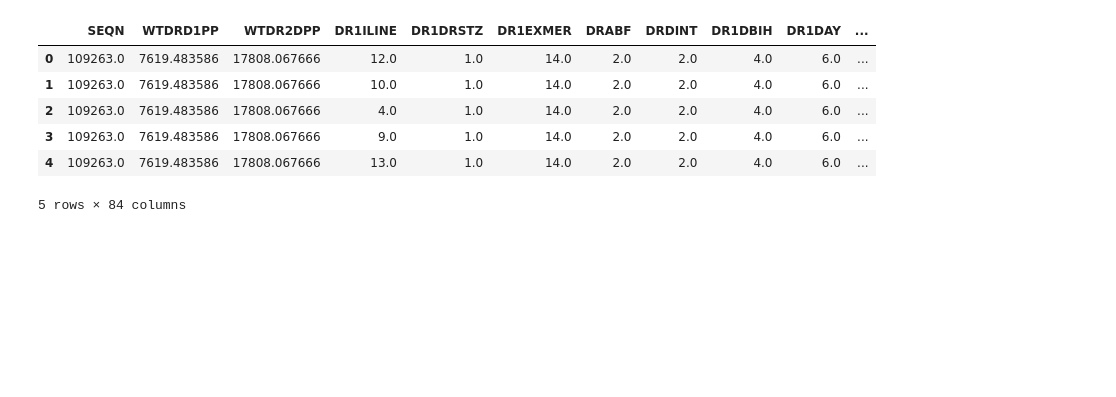
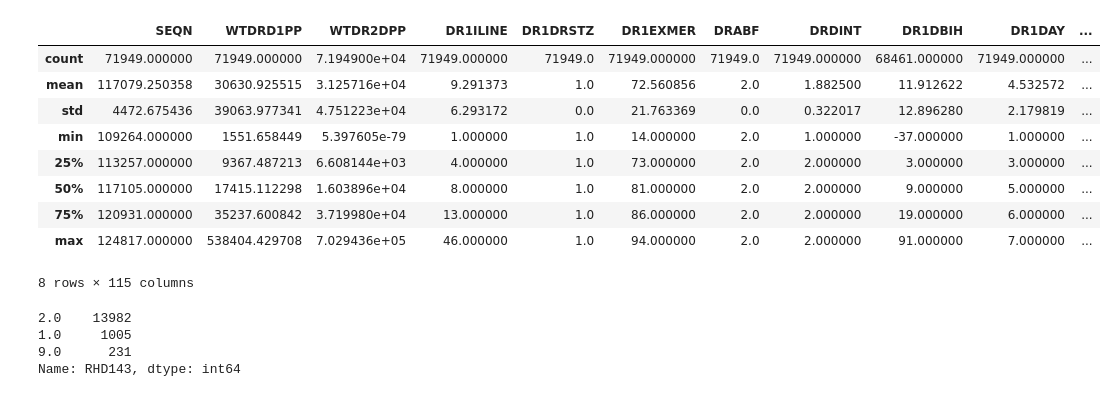
Before and after one commit to allisonhepworth/NHANES, a Jupyter notebook: code/NHANES_2017_PrePandemic_Dietary_Data.ipynb, the cells around one changed output. Saved outputs shown, nothing was run; the diff lists cells and outputs as text; code cells hidden in the pictures; blank space fills up the shorter version.

```diff
--- a/code/NHANES_2017_PrePandemic_Dietary_Data.ipynb
+++ b/code/NHANES_2017_PrePandemic_Dietary_Data.ipynb
@@ -1,4 +1,4 @@
 # %%
 import pandas as pd
 # %%
-df = pd.read_sas('/Users/soumyadeepray/Documents/Research Project- Nutrition Sciences/NHANES/data/P_DR1IFF.XPT')
+Dietary_Interview_df = pd.read_sas('/Users/soumyadeepray/Documents/Research_Project-Nutrition_Sciences/NHANES/data/P_DR1IFF.XPT')
@@ -4,0 +40,2 @@ df = pd.read_sas('/Users/soumyadeepray/Documents/Research Project- Nutrition Sci
+# %%
+Reproductive_Health_df = pd.read_sas('/Users/soumyadeepray/Documents/Research_Project-Nutrition_Sciences/NHANES/data/P_RHQ.XPT')
@@ -5,10 +57,22 @@ df = pd.read_sas('/Users/soumyadeepray/Documents/Research Project- Nutrition Sci
+# %%
+df = pd.merge(Dietary_Interview_df, Reproductive_Health_df, how='inner', on = 'SEQN')
 # %%
-df.head()
+df.describe()
 # %% [output]
 |  | SEQN | WTDRD1PP | WTDR2DPP | DR1ILINE | DR1DRSTZ | DR1EXMER | DRABF | DRDINT | DR1DBIH | DR1DAY | ... |
-| 0 | 109263.0 | 7619.483586 | 17808.067666 | 12.0 | 1.0 | 14.0 | 2.0 | 2.0 | 4.0 | 6.0 | ... |
-| 1 | 109263.0 | 7619.483586 | 17808.067666 | 10.0 | 1.0 | 14.0 | 2.0 | 2.0 | 4.0 | 6.0 | ... |
-| 2 | 109263.0 | 7619.483586 | 17808.067666 | 4.0 | 1.0 | 14.0 | 2.0 | 2.0 | 4.0 | 6.0 | ... |
-| 3 | 109263.0 | 7619.483586 | 17808.067666 | 9.0 | 1.0 | 14.0 | 2.0 | 2.0 | 4.0 | 6.0 | ... |
-| 4 | 109263.0 | 7619.483586 | 17808.067666 | 13.0 | 1.0 | 14.0 | 2.0 | 2.0 | 4.0 | 6.0 | ... |
+| count | 71949.000000 | 71949.000000 | 7.194900e+04 | 71949.000000 | 71949.0 | 71949.000000 | 71949.0 | 71949.000000 | 68461.000000 | 71949.000000 | ... |
+| mean | 117079.250358 | 30630.925515 | 3.125716e+04 | 9.291373 | 1.0 | 72.560856 | 2.0 | 1.882500 | 11.912622 | 4.532572 | ... |
+| std | 4472.675436 | 39063.977341 | 4.751223e+04 | 6.293172 | 0.0 | 21.763369 | 0.0 | 0.322017 | 12.896280 | 2.179819 | ... |
+| min | 109264.000000 | 1551.658449 | 5.397605e-79 | 1.000000 | 1.0 | 14.000000 | 2.0 | 1.000000 | -37.000000 | 1.000000 | ... |
+| 25% | 113257.000000 | 9367.487213 | 6.608144e+03 | 4.000000 | 1.0 | 73.000000 | 2.0 | 2.000000 | 3.000000 | 3.000000 | ... |
+| 50% | 117105.000000 | 17415.112298 | 1.603896e+04 | 8.000000 | 1.0 | 81.000000 | 2.0 | 2.000000 | 9.000000 | 5.000000 | ... |
+| 75% | 120931.000000 | 35237.600842 | 3.719980e+04 | 13.000000 | 1.0 | 86.000000 | 2.0 | 2.000000 | 19.000000 | 6.000000 | ... |
+| max | 124817.000000 | 538404.429708 | 7.029436e+05 | 46.000000 | 1.0 | 94.000000 | 2.0 | 2.000000 | 91.000000 | 7.000000 | ... |
-5 rows × 84 columns
+8 rows × 115 columns
+# %%
+df['RHD143'].value_counts()
+# %% [output]
+2.0    13982
+1.0     1005
+9.0      231
+Name: RHD143, dtype: int64
```
Also changed, not shown: parts of 18 cells of this notebook, 3 other files.
